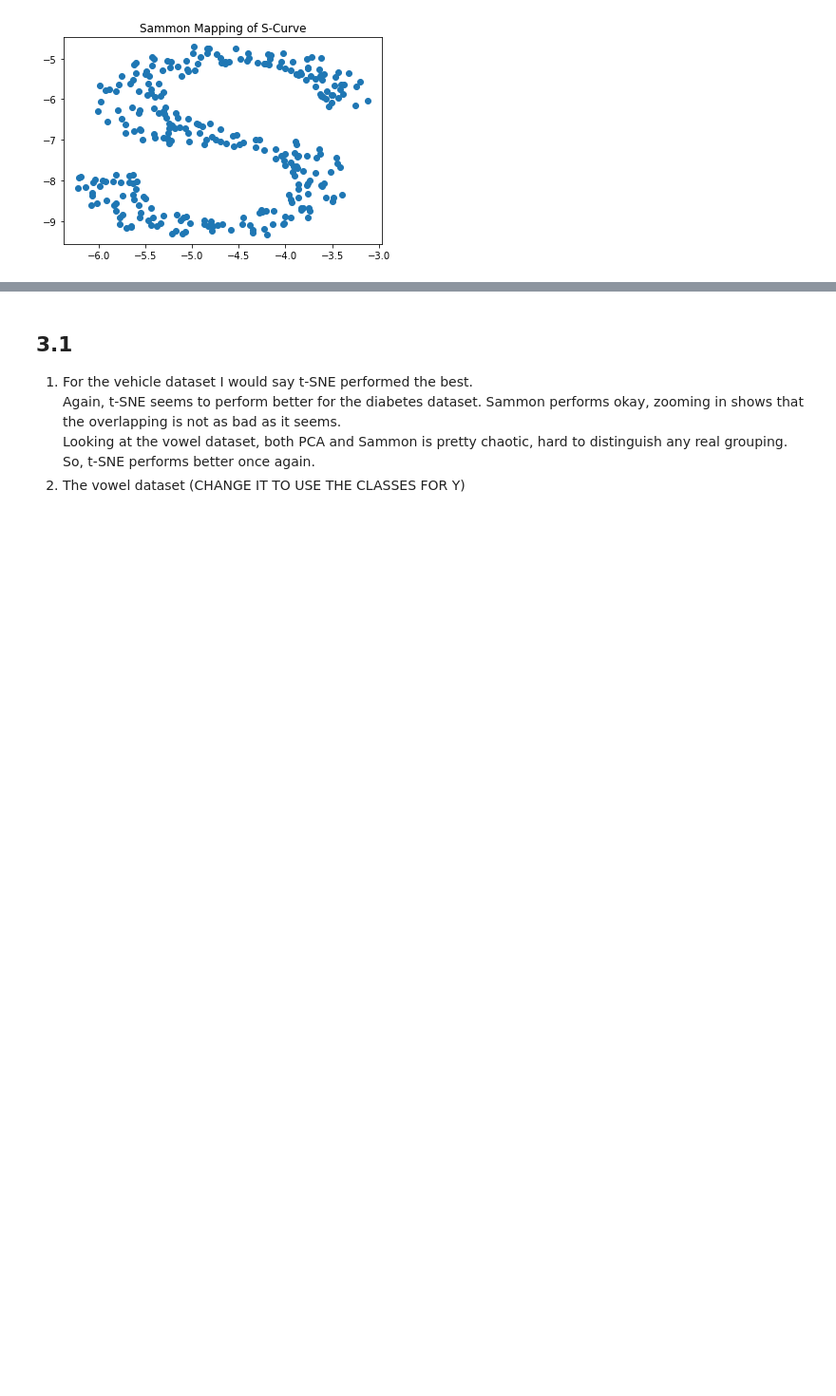
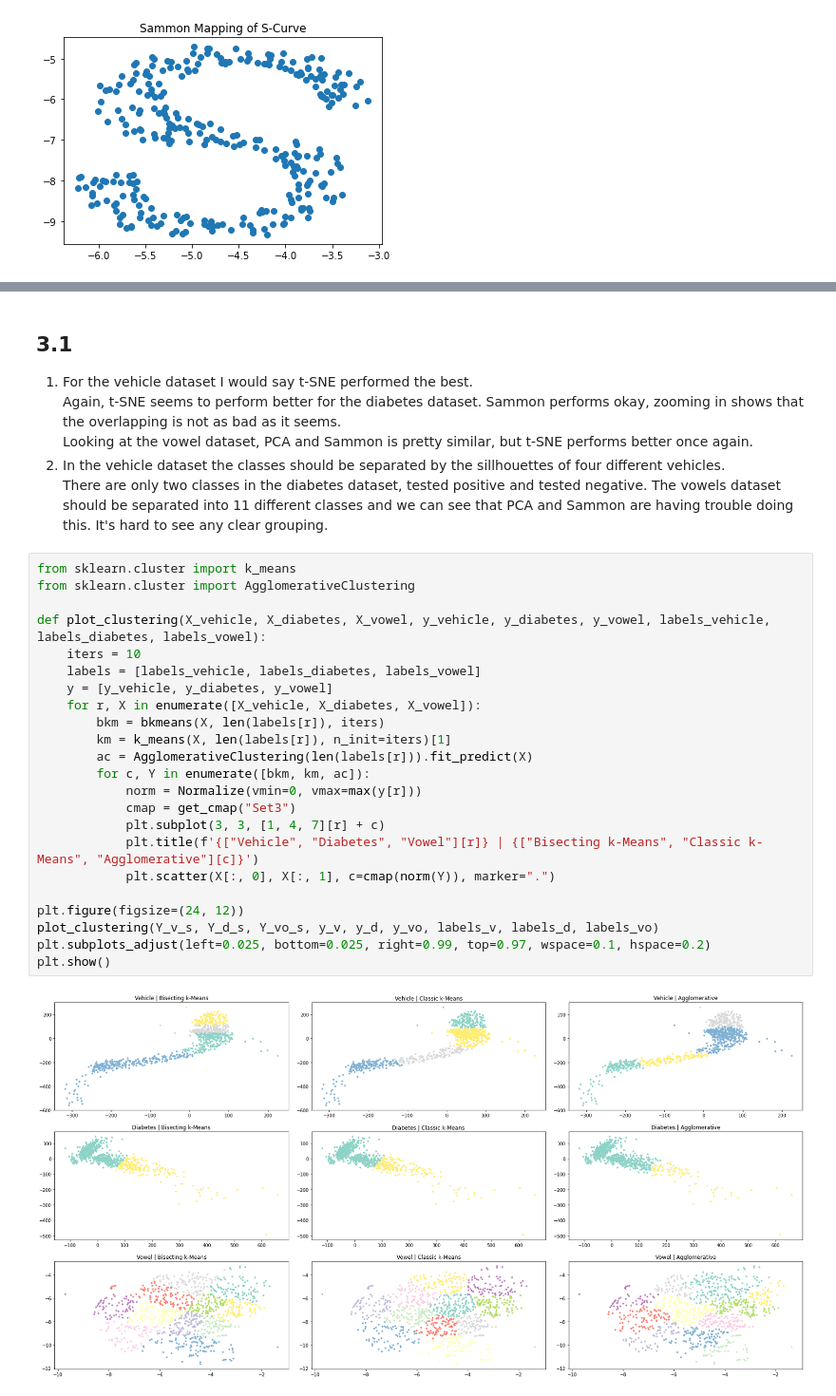
Before and after one commit to oenstrom/2DV516_A4, a Jupyter notebook: assignment4.ipynb, the cells around one changed output, grey strips where cells are left out. Shown at 95% size. Drawn from its saved outputs; the diff is of its cells as text; blank space fills up the shorter version.

```diff
--- a/assignment4.ipynb
+++ b/assignment4.ipynb
@@ -230,5 +218,32 @@ Iter: 49, E = 0.07135835415274909
 ## 3.1
 1. For the vehicle dataset I would say t-SNE performed the best.
    Again, t-SNE seems to perform better for the diabetes dataset. Sammon performs okay, zooming in shows that the overlapping is not as bad as it seems.
-   Looking at the vowel dataset, both PCA and Sammon is pretty chaotic, hard to distinguish any real grouping. So, t-SNE performs better once again.
-2. The vowel dataset (CHANGE IT TO USE THE CLASSES FOR Y)
+   Looking at the vowel dataset, PCA and Sammon is pretty similar, but t-SNE performs better once again.
+2. In the vehicle dataset the classes should be separated by the sillhouettes of four different vehicles.
+   There are only two classes in the diabetes dataset, tested positive and tested negative.
+   The vowels dataset should be separated into 11 different classes and we can see that PCA and Sammon are having trouble doing this. It's hard to see any clear grouping.
+# %%
+from sklearn.cluster import k_means
+from sklearn.cluster import AgglomerativeClustering
+
+def plot_clustering(X_vehicle, X_diabetes, X_vowel, y_vehicle, y_diabetes, y_vowel, labels_vehicle, labels_diabetes, labels_vowel):
+    iters = 10
+    labels = [labels_vehicle, labels_diabetes, labels_vowel]
+    y = [y_vehicle, y_diabetes, y_vowel]
+    for r, X in enumerate([X_vehicle, X_diabetes, X_vowel]):
+        bkm = bkmeans(X, len(labels[r]), iters)
+        km = k_means(X, len(labels[r]), n_init=iters)[1]
+        ac = AgglomerativeClustering(len(labels[r])).fit_predict(X)
+        for c, Y in enumerate([bkm, km, ac]):
+            norm = Normalize(vmin=0, vmax=max(y[r]))
+            cmap = get_cmap("Set3")
+            plt.subplot(3, 3, [1, 4, 7][r] + c)
+            plt.title(f'{["Vehicle", "Diabetes", "Vowel"][r]} | {["Bisecting k-Means", "Classic k-Means", "Agglomerative"][c]}')
+            plt.scatter(X[:, 0], X[:, 1], c=cmap(norm(Y)), marker=".")
+
+plt.figure(figsize=(24, 12))
+plot_clustering(Y_v_s, Y_d_s, Y_vo_s, y_v, y_d, y_vo, labels_v, labels_d, labels_vo)
+plt.subplots_adjust(left=0.025, bottom=0.025, right=0.99, top=0.97, wspace=0.1, hspace=0.2)
+plt.show()
+# %% [output]
+[figure, added]
```
Also changed, not shown: parts of 5 cells of this notebook, 2 other files.
